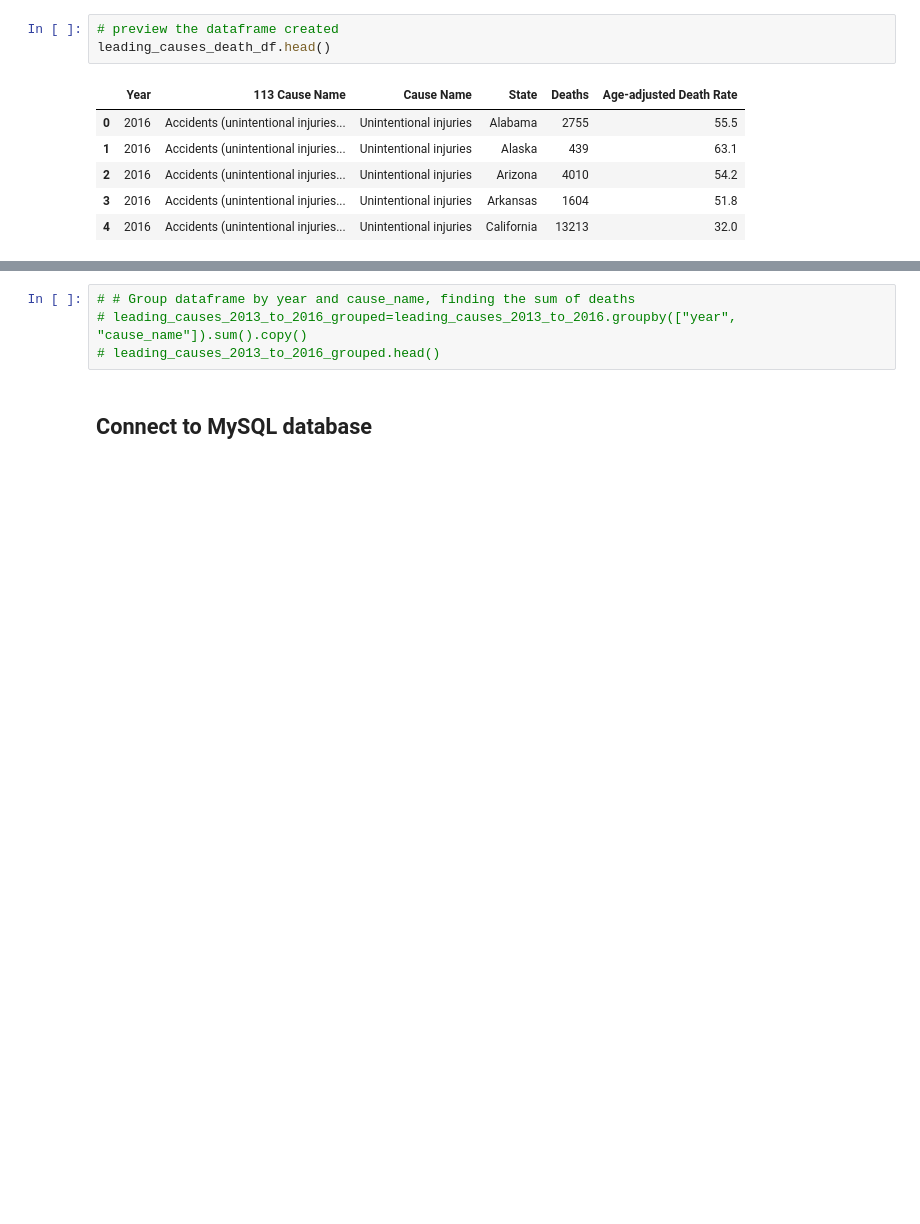
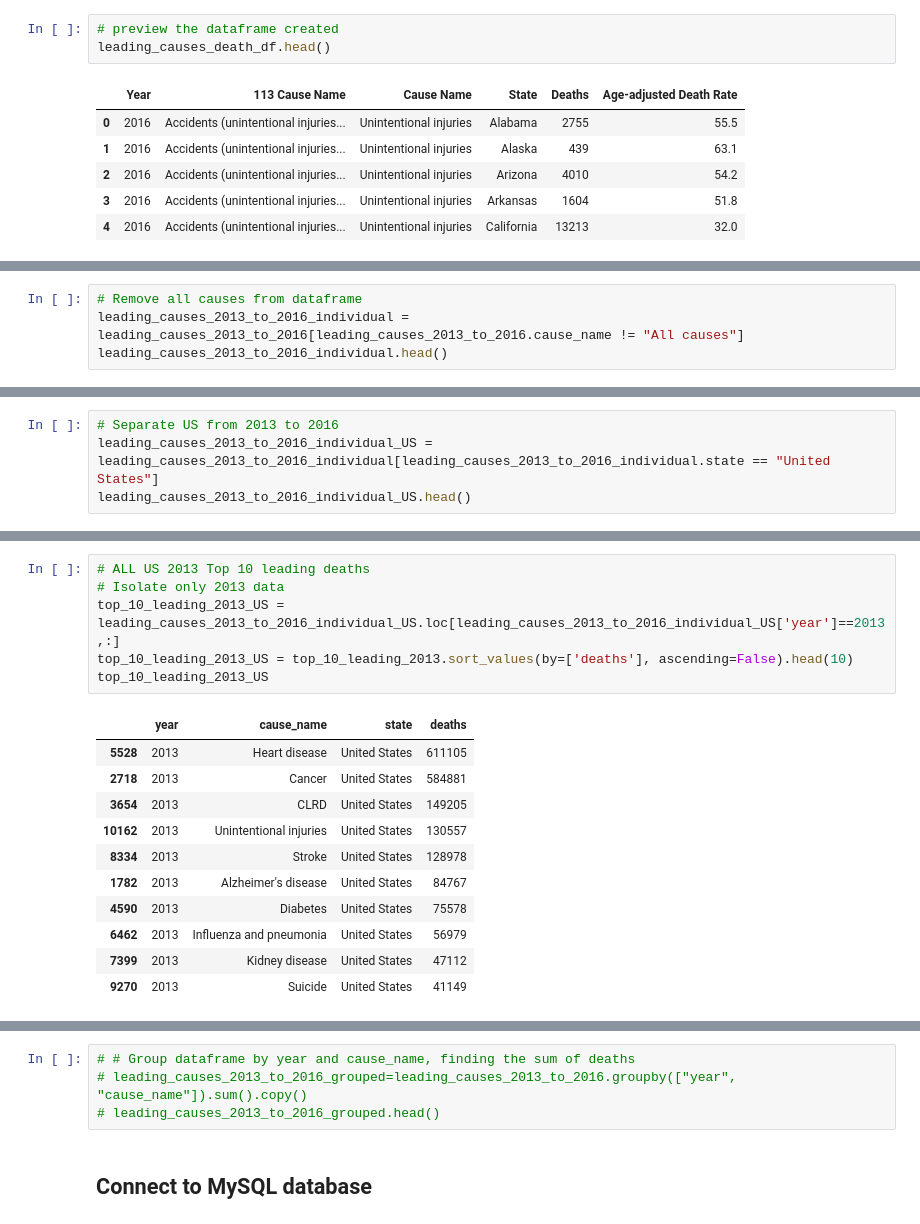
Before and after one commit to fnourz/ETL_Project, a Jupyter notebook: leading_causes_death_by_year.ipynb, the cells around one changed output, grey strips where cells are left out. Saved outputs shown, nothing was run; the diff lists cells and outputs as text; blank space fills up the shorter version.

```diff
--- a/leading_causes_death_by_year.ipynb
+++ b/leading_causes_death_by_year.ipynb
@@ -65,0 +66,4 @@ leading_causes_2013_to_2016.head()
+# %%
+# Remove all causes from dataframe
+leading_causes_2013_to_2016_individual = leading_causes_2013_to_2016[leading_causes_2013_to_2016.cause_name != "All causes"]
+leading_causes_2013_to_2016_individual.head()
@@ -65,0 +77,4 @@ leading_causes_2013_to_2016.head()
+# %%
+# Separate US from 2013 to 2016
+leading_causes_2013_to_2016_individual_US = leading_causes_2013_to_2016_individual[leading_causes_2013_to_2016_individual.state == "United States"]
+leading_causes_2013_to_2016_individual_US.head()
@@ -65,0 +88,18 @@ leading_causes_2013_to_2016.head()
+# %%
+# ALL US 2013 Top 10 leading deaths
+# Isolate only 2013 data
+top_10_leading_2013_US = leading_causes_2013_to_2016_individual_US.loc[leading_causes_2013_to_2016_individual_US['year']==2013,:]
+top_10_leading_2013_US = top_10_leading_2013.sort_values(by=['deaths'], ascending=False).head(10)
+top_10_leading_2013_US
+# %% [output]
+|  | year | cause_name | state | deaths |
+| 5528 | 2013 | Heart disease | United States | 611105 |
+| 2718 | 2013 | Cancer | United States | 584881 |
+| 3654 | 2013 | CLRD | United States | 149205 |
+| 10162 | 2013 | Unintentional injuries | United States | 130557 |
+| 8334 | 2013 | Stroke | United States | 128978 |
+| 1782 | 2013 | Alzheimer's disease | United States | 84767 |
+| 4590 | 2013 | Diabetes | United States | 75578 |
+| 6462 | 2013 | Influenza and pneumonia | United States | 56979 |
+| 7399 | 2013 | Kidney disease | United States | 47112 |
+| 9270 | 2013 | Suicide | United States | 41149 |
```
Also changed, not shown: parts of 15 cells of this notebook, 2 other files.
